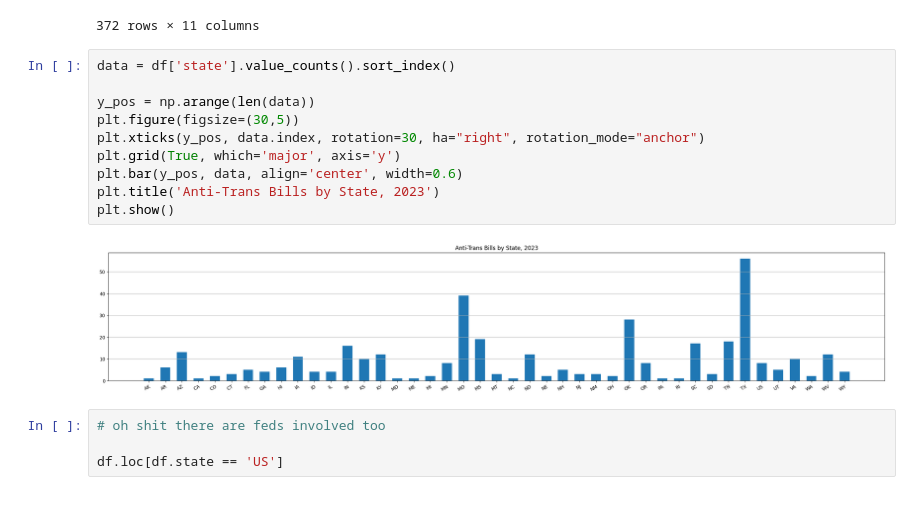
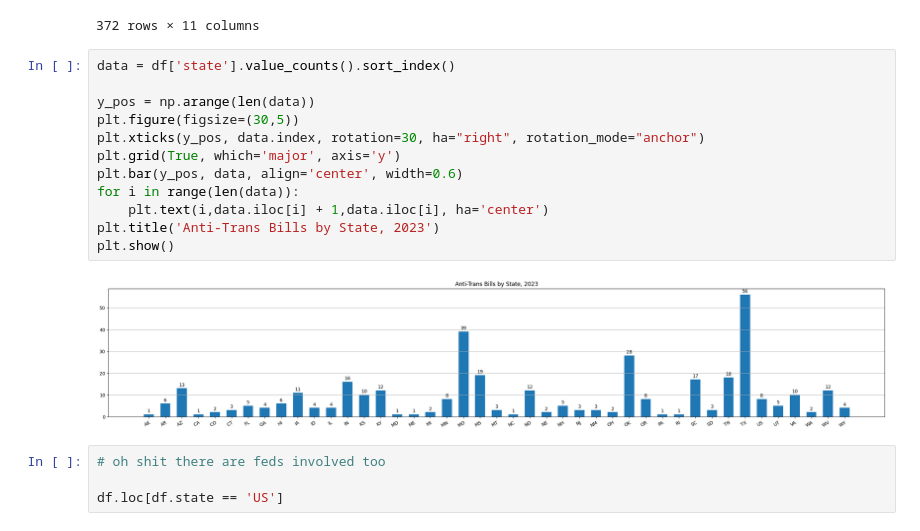
Before and after one commit to amy-langley/tracking-trans-hate-bills, a Jupyter notebook: legiscan_viz.ipynb, the cells around one changed output. Drawn from its saved outputs; the diff is of its cells as text.

```diff
--- a/legiscan_viz.ipynb
+++ b/legiscan_viz.ipynb
@@ -42,15 +42,17 @@ df
 # %%
 data = df['state'].value_counts().sort_index()
 
 y_pos = np.arange(len(data))
 plt.figure(figsize=(30,5))
 plt.xticks(y_pos, data.index, rotation=30, ha="right", rotation_mode="anchor")
 plt.grid(True, which='major', axis='y')
 plt.bar(y_pos, data, align='center', width=0.6)
+for i in range(len(data)):
+    plt.text(i,data.iloc[i] + 1,data.iloc[i], ha='center')
 plt.title('Anti-Trans Bills by State, 2023')
 plt.show()
 # %% [output]
-[figure, old version]
+[figure, new version]
 # %%
 # oh shit there are feds involved too
 
```
